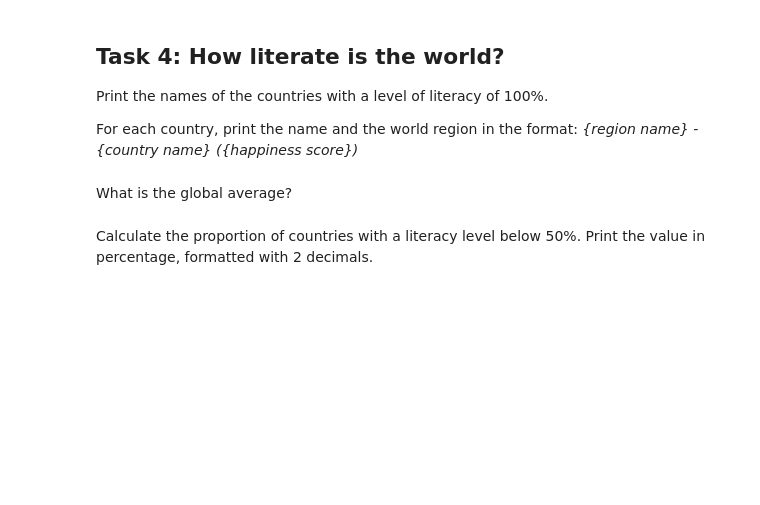
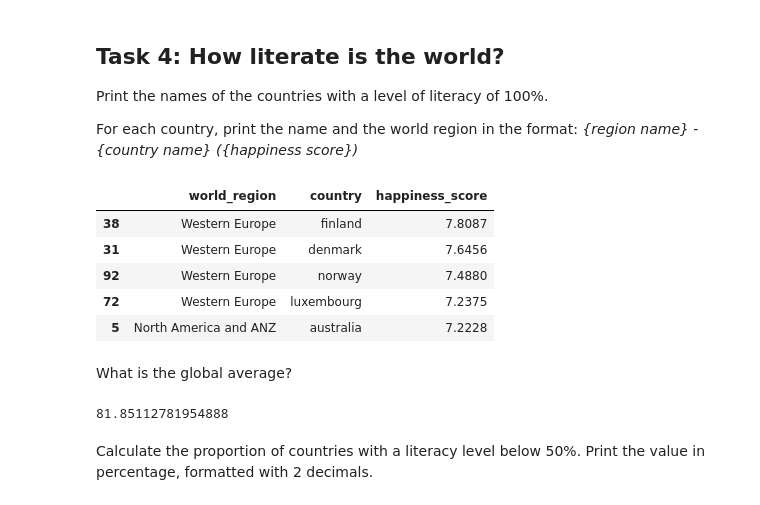
Before and after one commit to GorgorQ/ada, a Jupyter notebook: Exercises/01 - Handling data/Happiness.ipynb, the cells around one changed output. Cells and saved outputs as stored; diff of their text form; code cells hidden in the pictures; blank space fills up the shorter version.

```diff
--- a/Exercises/01 - Handling data/Happiness.ipynb
+++ b/Exercises/01 - Handling data/Happiness.ipynb
@@ -142,10 +160,22 @@ Print the names of the countries with a level of literacy of 100%.
 For each country, print the name and the world region in the format: *{region name} - {country name} ({happiness score})*
 # %%
 # Write your code here
+literacy_feature = country_features[country_features.literacy==100.0][['world_region', 'country', 'happiness_score']]
+literacy_feature
+# %% [output]
+|  | world_region | country | happiness_score |
+| 38 | Western Europe | finland | 7.8087 |
+| 31 | Western Europe | denmark | 7.6456 |
+| 92 | Western Europe | norway | 7.4880 |
+| 72 | Western Europe | luxembourg | 7.2375 |
+| 5 | North America and ANZ | australia | 7.2228 |
 # %% [markdown]
 What is the global average?
 # %%
 # Write your code here
+country_features.literacy.mean()
+# %% [output]
+81.85112781954888
 # %% [markdown]
 Calculate the proportion of countries with a literacy level below 50%. Print the value in percentage, formatted with 2 decimals.
 # %%
```
Also changed, not shown: parts of 14 cells of this notebook.
